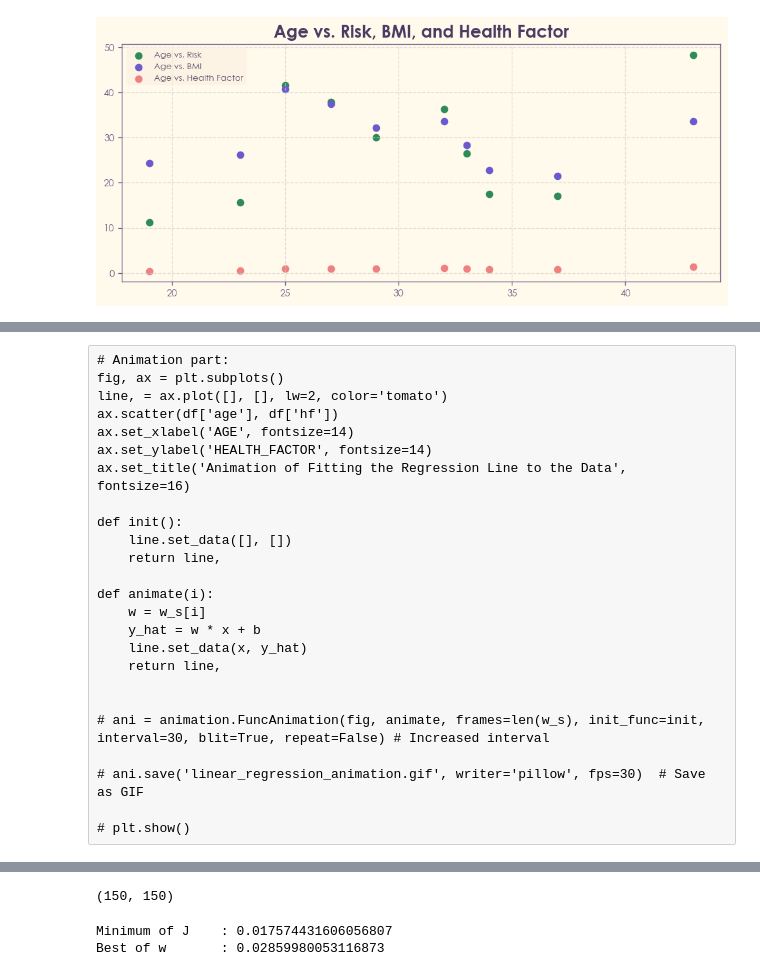
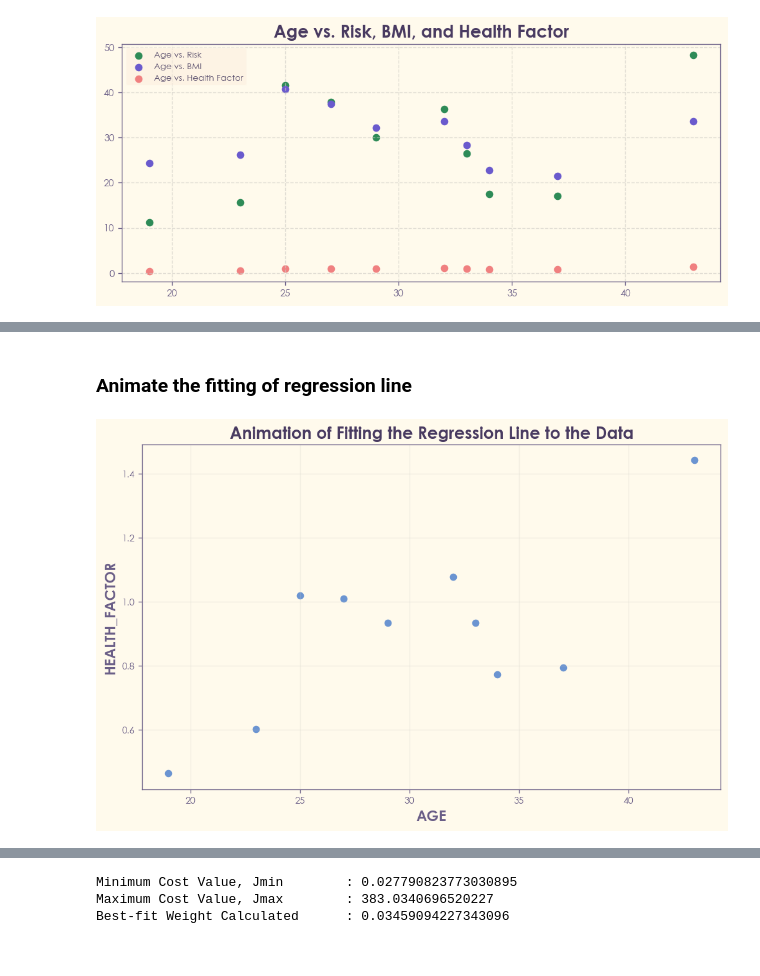
Before and after one commit to Mubashir42884/Machine-Learning-Odyssey-Bias-to-Brilliance, a Jupyter notebook: Fundamental ML/01. Linear Regression.ipynb, the cells around one changed output, grey strips where cells are left out. Cells and saved outputs as stored; diff of their text form; code cells hidden in the pictures.

```diff
--- a/Fundamental ML/01. Linear Regression.ipynb
+++ b/Fundamental ML/01. Linear Regression.ipynb
@@ -319,39 +366,44 @@ plt.show()
-# %% [raw]
-# Animation part:
-fig, ax = plt.subplots()
-line, = ax.plot([], [], lw=2, color='tomato')
-ax.scatter(df['age'], df['hf'])
-ax.set_xlabel('AGE', fontsize=14)
-ax.set_ylabel('HEALTH_FACTOR', fontsize=14)
-ax.set_title('Animation of Fitting the Regression Line to the Data', fontsize=16)
-
-def init():
-    line.set_data([], [])
-    return line,
-
-def animate(i):
-    w = w_s[i]
-    y_hat = w * x + b
-    line.set_data(x, y_hat)
-    return line,
-
-
-# ani = animation.FuncAnimation(fig, animate, frames=len(w_s), init_func=init, interval=30, blit=True, repeat=False) # Increased interval
-
-# ani.save('linear_regression_animation.gif', writer='pillow', fps=30)  # Save as GIF
-
-# plt.show()
+# %% [markdown]
+### Animate the fitting of regression line
+# %%
+# Animation part:
+fig, ax = plt.subplots()
+line, = ax.plot([], [], lw=2, color='tomato')
+ax.scatter(df['age'], df['hf'])
+ax.set_xlabel('AGE', fontsize=14)
+ax.set_ylabel('HEALTH_FACTOR', fontsize=14)
+ax.set_title('Animation of Fitting the Regression Line to the Data', fontsize=16)
+
+def init():
+    line.set_data([], [])
+    return line,
+
+def animate(i):
+    w = w_s[i]
+    y_hat = w * x + b
+    line.set_data(x, y_hat)
+    return line,
+
+
+# ani = animation.FuncAnimation(fig, animate, frames=len(w_s), init_func=init, interval=30, blit=True, repeat=False) # Increased interval
+
+# ani.save('linear_regression_animation.gif', writer='pillow', fps=30)  # Save as GIF
+
+# plt.show()
+# %% [output]
+[figure, added]
 # %% [markdown]
 <img src="linear_regression_animation.gif" width=50%></img>
-# %%
-len(w_s),len(J_w)
-# %% [output]
-(150, 150)
 # %%
+print(f'Minimum Cost Value, Jmin\t: {min(J_w)}')
+print(f'Maximum Cost Value, Jmax\t: {max(J_w)}')
+
+# Find the index of lowest cost
 idx = np.argmin(J_w)
-print(f'Minimum of J\t: {min(J_w)}')
-print(f'Best of w\t: {w_s[idx]}')
+w_best = w_s[idx]
+print(f'Best-fit Weight Calculated\t: {w_best}')
 # %% [output]
-Minimum of J    : 0.017574431606056807
-Best of w       : 0.02859980053116873
+Minimum Cost Value, Jmin        : 0.027790823773030895
+Maximum Cost Value, Jmax        : 383.0340696520227
+Best-fit Weight Calculated      : 0.03459094227343096
 # %%
```
Also changed, not shown: parts of 20 cells of this notebook, 1 other file.
